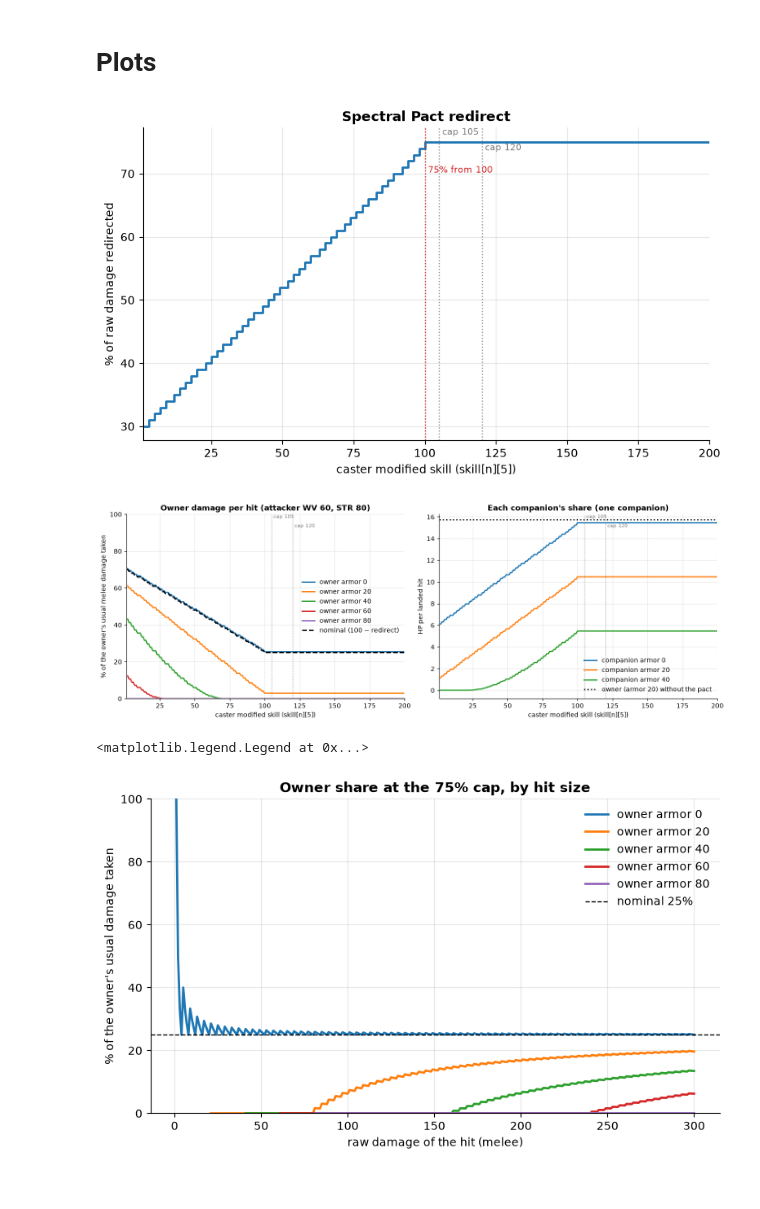
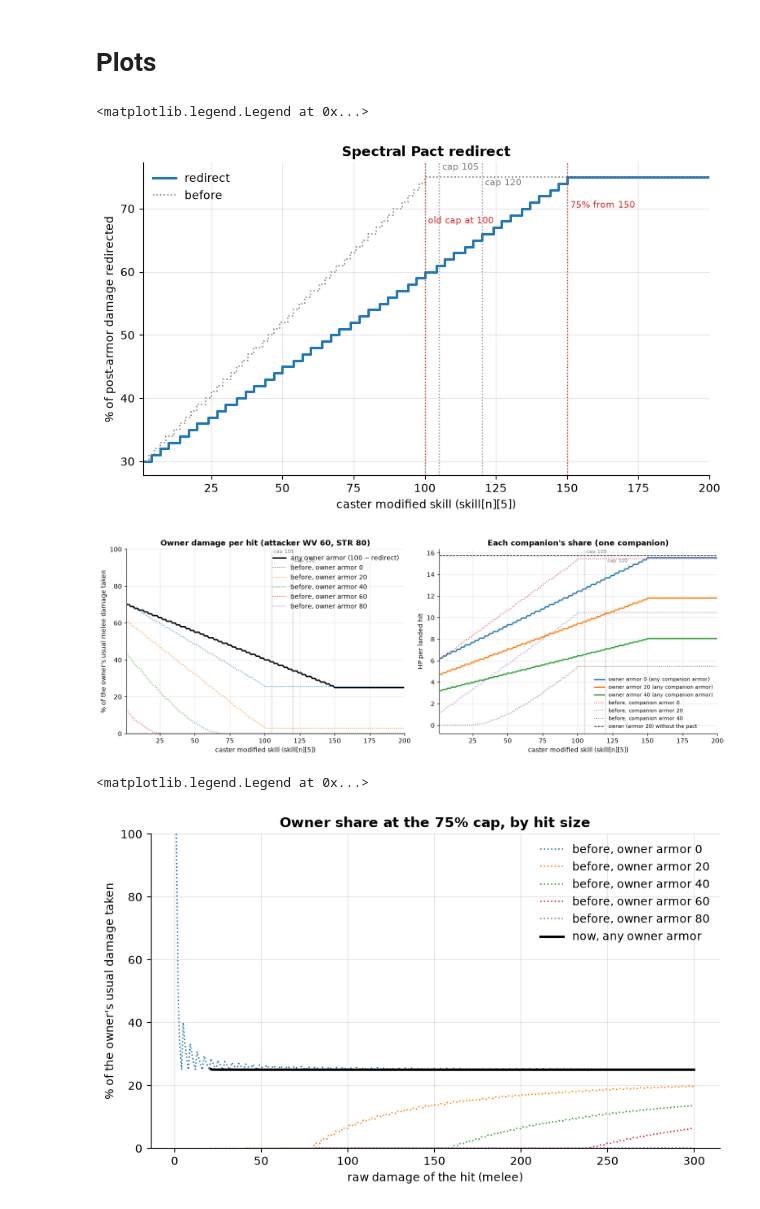
Before and after one commit to engineerjames/men-among-gods-reforged, a Jupyter notebook: investigations/abilities/harakim_spectral_pact.ipynb, the cells around one changed output. Drawn from its saved outputs; the diff is of its cells as text; code cells hidden in the pictures.

Commit message:
Balancing updates for spectral pact

```diff
--- a/investigations/abilities/harakim_spectral_pact.ipynb
+++ b/investigations/abilities/harakim_spectral_pact.ipynb
@@ -109,42 +166,51 @@ Spectral Pact model OK
 # Plots
 # %%
 fig, ax = plt.subplots()
-ax.step(P, redirect_pct(P), where="post")
-mm.skill_axis(ax, "% of raw damage redirected", "Spectral Pact redirect")
-mm.mark_caps(ax, extra=[(100, "75% from 100")])
+ax.step(P, redirect_pct(P), where="post", lw=2.2, label="redirect")
+ax.step(P, old_redirect_pct(P), where="post", color="grey", lw=1.2, ls=":", label="before")
+mm.skill_axis(ax, "% of post-armor damage redirected", "Spectral Pact redirect")
+mm.mark_caps(ax, extra=[(150, "75% from 150"), (100, "old cap at 100")])
+ax.legend()
 # %% [output]
+<matplotlib.legend.Legend at 0x...>
-[figure, old version]
+[figure, new version]
 # %%
 fig, axes = plt.subplots(1, 2, figsize=(14, 5))
 
 ax = axes[0]
+ax.plot(P, 100 * melee_owner_ratio(P, 20), color="black", lw=2.2, label="any owner armor (100 − redirect)")
 for armor in mm.ARMOR_SWEEP:
-    ax.plot(P, 100 * melee_owner_ratio(P, armor), label=f"owner armor {armor}")
-ax.plot(P, 100 - redirect_pct(P), color="black", ls="--", label="nominal (100 − redirect)")
+    ax.plot(P, 100 * old_melee_owner_ratio(P, armor), lw=1.2, ls=":", label=f"before, owner armor {armor}")
 mm.skill_axis(ax, "% of the owner's usual melee damage taken", "Owner damage per hit (attacker WV 60, STR 80)")
 ax.set_ylim(0, 100)
 mm.mark_caps(ax)
 ax.legend()
 
 ax = axes[1]
+for owner_armor in (0, 20, 40):
+    line, = ax.plot(P, melee_companion_hp(P, owner_armor), label=f"owner armor {owner_armor} (any companion armor)")
 for comp_armor in (0, 20, 40):
-    ax.plot(P, melee_companion_hp(P, comp_armor), label=f"companion armor {comp_armor}")
-ax.axhline(np.mean(mm.hurt_hp(mm.melee_raw_rolls(60, 80), 20)), color="black", ls=":",
+    ax.plot(P, old_melee_companion_hp(P, comp_armor), lw=1.2, ls=":", label=f"before, companion armor {comp_armor}")
+ax.axhline(np.mean(mm.hurt_hp(mm.melee_raw_rolls(60, 80), 20)), color="black", ls="--", lw=1,
            label="owner (armor 20) without the pact")
 mm.skill_axis(ax, "HP per landed hit", "Each companion's share (one companion)")
 mm.mark_caps(ax)
-ax.legend()
+ax.legend(fontsize=8)
 plt.tight_layout()
 # %% [output]
-[figure, old version]
+[figure, new version]
 # %%
 fig, ax = plt.subplots()
 D = np.arange(1, 301)
 for armor in mm.ARMOR_SWEEP:
     base = mm.hurt_hp(D, armor)
-    with_pact = owner_hp(D, 75, armor)
-    ax.plot(D, 100 * np.where(base > 0, with_pact / np.maximum(base, 1e-9), np.nan), label=f"owner armor {armor}")
-ax.axhline(25, color="black", ls="--", lw=1, label="nominal 25%")
+    old = old_owner_hp(D, 75, armor)
+    ax.plot(D, 100 * np.where(base > 0, old / np.maximum(base, 1e-9), np.nan), lw=1.2, ls=":",
+            label=f"before, owner armor {armor}")
+new = owner_hp(D, 75, 20)
+base = mm.hurt_hp(D, 20)
+ax.plot(D, 100 * np.where(base > 0, new / np.maximum(base, 1e-9), np.nan), color="black", lw=2.2,
+        label="now, any owner armor")
 ax.set_xlabel("raw damage of the hit (melee)")
 ax.set_ylabel("% of the owner's usual damage taken")
 ax.set_title("Owner share at the 75% cap, by hit size")
@@ -152,7 +218,7 @@ ax.set_ylim(0, 100)
 ax.legend()
 # %% [output]
 <matplotlib.legend.Legend at 0x...>
-[figure, old version]
+[figure, new version]
 # %% [markdown]
 # Observations
 
```
Also changed, not shown: parts of 6 cells of this notebook, 2 other files.
